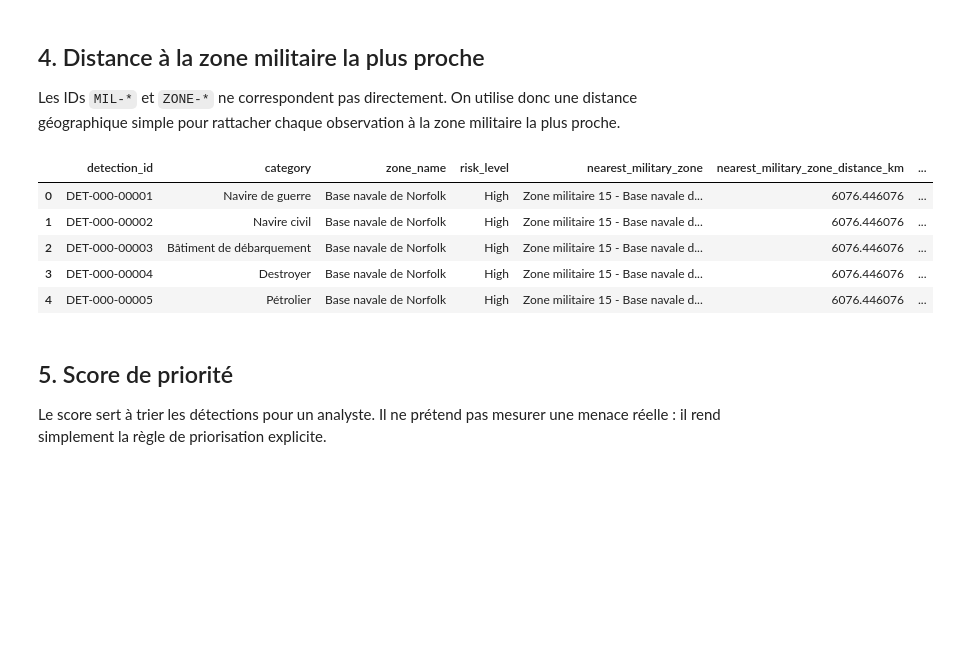
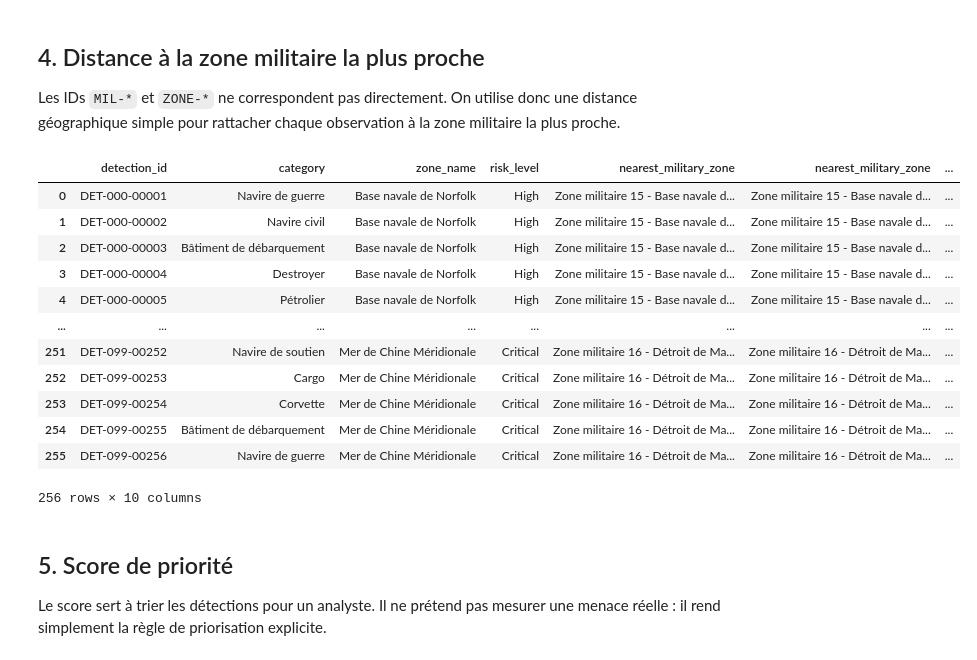
Before and after one commit to lpinsard-code/Hackaton_Marine_2026, a Jupyter notebook: Sujet5/Généralisation/analyse_geospatiale_priorisation_navires.ipynb, the cells around one changed output. Drawn from its saved outputs; the diff is of its cells as text; code cells hidden in the pictures; blank space fills up the shorter version.

```diff
--- a/Sujet5/Généralisation/analyse_geospatiale_priorisation_navires.ipynb
+++ b/Sujet5/Généralisation/analyse_geospatiale_priorisation_navires.ipynb
@@ -116,37 +116,44 @@ Les IDs `MIL-*` et `ZONE-*` ne correspondent pas directement. On utilise donc un
 # %%
 def haversine_km(lat1, lon1, lat2, lon2):
     radius = 6371
     lat1, lon1, lat2, lon2 = map(math.radians, [lat1, lon1, lat2, lon2])
     dlat = lat2 - lat1
     dlon = lon2 - lon1
     a = math.sin(dlat / 2) ** 2 + math.cos(lat1) * math.cos(lat2) * math.sin(dlon / 2) ** 2
     return 2 * radius * math.asin(math.sqrt(a))
 
 zone_records = zones.to_dict('records')
 
 def nearest_military_zone(row):
     distances = []
     for zone in zone_records:
         distance = haversine_km(row['latitude'], row['longitude'], zone['zone_latitude'], zone['zone_longitude'])
         distances.append((distance, zone))
     distance, zone = min(distances, key=lambda item: item[0])
     return pd.Series({
         'nearest_military_zone': zone['name'],
         'nearest_military_zone_distance_km': distance,
         'nearest_military_zone_active': bool(zone['active']),
         'nearest_military_zone_risk': zone['risk_level'],
     })
 
 enriched = pd.concat([enriched, enriched.apply(nearest_military_zone, axis=1)], axis=1)
 
-enriched[['detection_id', 'category', 'zone_name', 'risk_level', 'nearest_military_zone', 'nearest_military_zone_distance_km', 'nearest_military_zone_active']].head()
+enriched[['detection_id', 'category', 'zone_name', 'risk_level', 'nearest_military_zone', 'nearest_military_zone_distance_km', 'nearest_military_zone_active']]
 # %% [output]
-|  | detection_id | category | zone_name | risk_level | nearest_military_zone | nearest_military_zone_distance_km | ... |
-| 0 | DET-000-00001 | Navire de guerre | Base navale de Norfolk | High | Zone militaire 15 - Base navale d... | 6076.446076 | ... |
-| 1 | DET-000-00002 | Navire civil | Base navale de Norfolk | High | Zone militaire 15 - Base navale d... | 6076.446076 | ... |
-| 2 | DET-000-00003 | Bâtiment de débarquement | Base navale de Norfolk | High | Zone militaire 15 - Base navale d... | 6076.446076 | ... |
-| 3 | DET-000-00004 | Destroyer | Base navale de Norfolk | High | Zone militaire 15 - Base navale d... | 6076.446076 | ... |
-| 4 | DET-000-00005 | Pétrolier | Base navale de Norfolk | High | Zone militaire 15 - Base navale d... | 6076.446076 | ... |
+|  | detection_id | category | zone_name | risk_level | nearest_military_zone | nearest_military_zone | ... |
+| 0 | DET-000-00001 | Navire de guerre | Base navale de Norfolk | High | Zone militaire 15 - Base navale d... | Zone militaire 15 - Base navale d... | ... |
+| 1 | DET-000-00002 | Navire civil | Base navale de Norfolk | High | Zone militaire 15 - Base navale d... | Zone militaire 15 - Base navale d... | ... |
+| 2 | DET-000-00003 | Bâtiment de débarquement | Base navale de Norfolk | High | Zone militaire 15 - Base navale d... | Zone militaire 15 - Base navale d... | ... |
+| 3 | DET-000-00004 | Destroyer | Base navale de Norfolk | High | Zone militaire 15 - Base navale d... | Zone militaire 15 - Base navale d... | ... |
+| 4 | DET-000-00005 | Pétrolier | Base navale de Norfolk | High | Zone militaire 15 - Base navale d... | Zone militaire 15 - Base navale d... | ... |
+| ... | ... | ... | ... | ... | ... | ... | ... |
+| 251 | DET-099-00252 | Navire de soutien | Mer de Chine Méridionale | Critical | Zone militaire 16 - Détroit de Ma... | Zone militaire 16 - Détroit de Ma... | ... |
+| 252 | DET-099-00253 | Cargo | Mer de Chine Méridionale | Critical | Zone militaire 16 - Détroit de Ma... | Zone militaire 16 - Détroit de Ma... | ... |
+| 253 | DET-099-00254 | Corvette | Mer de Chine Méridionale | Critical | Zone militaire 16 - Détroit de Ma... | Zone militaire 16 - Détroit de Ma... | ... |
+| 254 | DET-099-00255 | Bâtiment de débarquement | Mer de Chine Méridionale | Critical | Zone militaire 16 - Détroit de Ma... | Zone militaire 16 - Détroit de Ma... | ... |
+| 255 | DET-099-00256 | Navire de guerre | Mer de Chine Méridionale | Critical | Zone militaire 16 - Détroit de Ma... | Zone militaire 16 - Détroit de Ma... | ... |
+256 rows × 10 columns
 # %% [markdown]
 ## 5. Score de priorité
 
```
Also changed, not shown: parts of 1 cell of this notebook, 4 other files.
